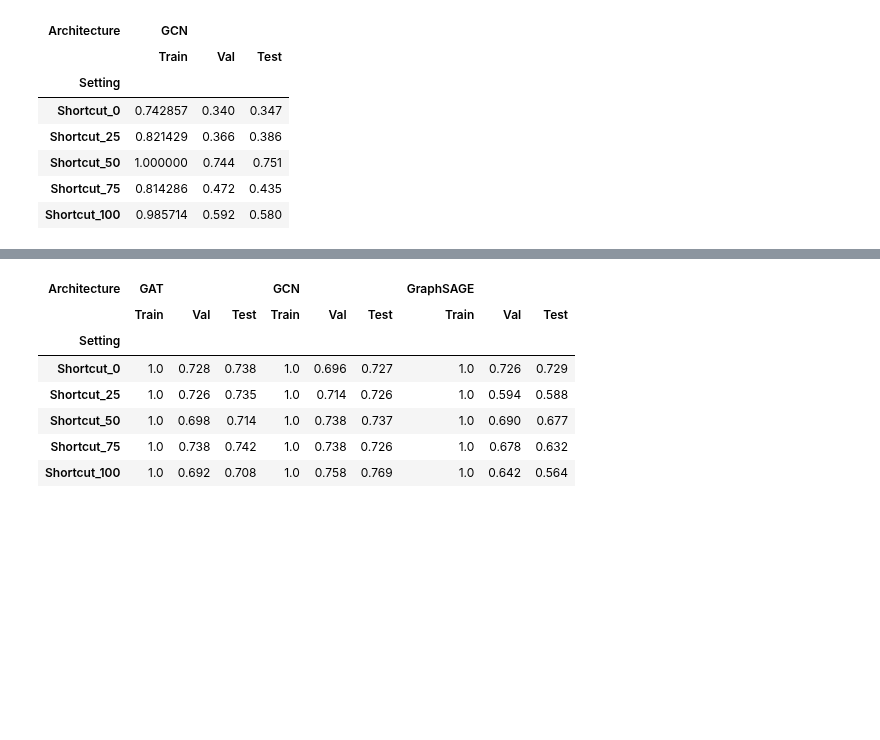
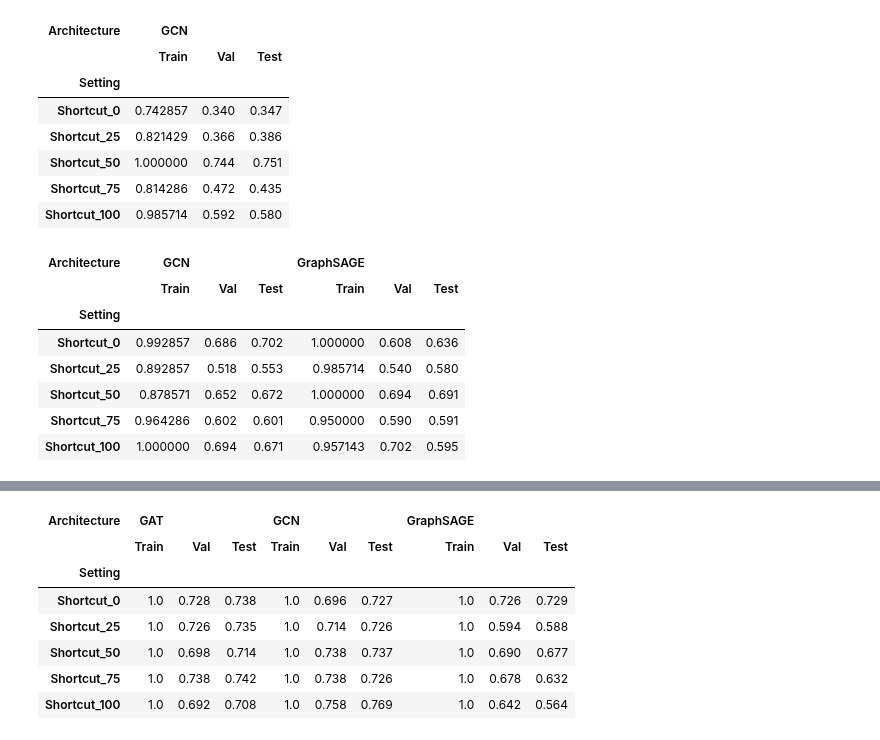
Before and after one commit to TaWald/similaritybench, a Jupyter notebook: graphs/notebooks/explore_experimental_train_results.ipynb, the cells around one changed output, grey strips where cells are left out. Drawn from its saved outputs; the diff is of its cells as text; code cells hidden in the pictures; blank space fills up the shorter version.

```diff
--- a/graphs/notebooks/explore_experimental_train_results.ipynb
+++ b/graphs/notebooks/explore_experimental_train_results.ipynb
@@ -65,3 +65,14 @@ get_data_table("shortcut_test", "cora", ["GCN"], code="5feats")
 | Shortcut_50 | 1.000000 | 0.744 | 0.751 |
 | Shortcut_75 | 0.814286 | 0.472 | 0.435 |
 | Shortcut_100 | 0.985714 | 0.592 | 0.580 |
+# %%
+get_data_table("shortcut_test", "cora", ["GCN", "GraphSAGE"], code="4feats")
+# %% [output]
+| Architecture | GCN |  |  | GraphSAGE |  |  |
+|  | Train | Val | Test | Train | Val | Test |
+| Setting |  |  |  |  |  |  |
+| Shortcut_0 | 0.992857 | 0.686 | 0.702 | 1.000000 | 0.608 | 0.636 |
+| Shortcut_25 | 0.892857 | 0.518 | 0.553 | 0.985714 | 0.540 | 0.580 |
+| Shortcut_50 | 0.878571 | 0.652 | 0.672 | 1.000000 | 0.694 | 0.691 |
+| Shortcut_75 | 0.964286 | 0.602 | 0.601 | 0.950000 | 0.590 | 0.591 |
+| Shortcut_100 | 1.000000 | 0.694 | 0.671 | 0.957143 | 0.702 | 0.595 |
```
Also changed, not shown: parts of 1 cell of this notebook.
